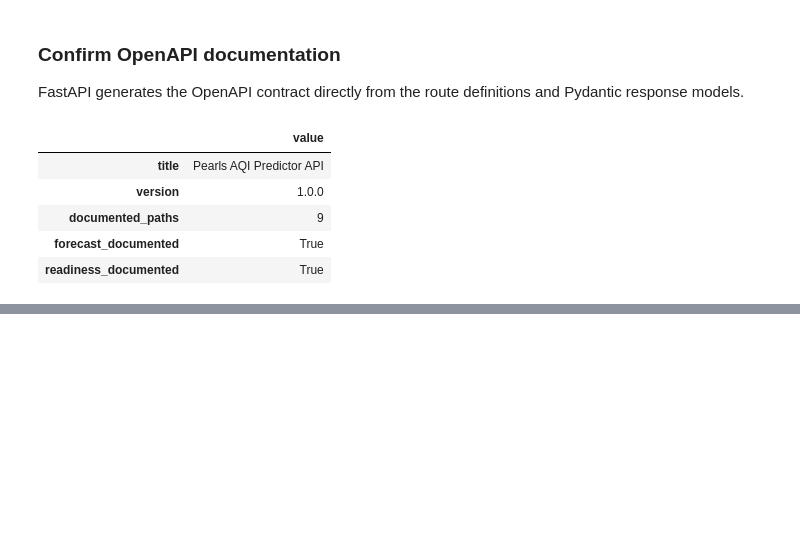
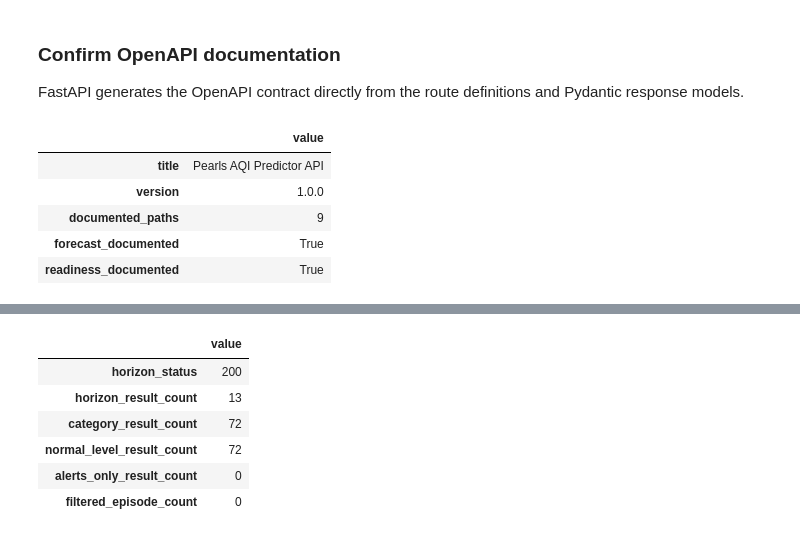
Before and after one commit to riyanj220/pearls-aqi-predictor, a Jupyter notebook: notebooks/08_build_fastapi_service.ipynb, the cells around one changed output, grey strips where cells are left out. Drawn from its saved outputs; the diff is of its cells as text; code cells hidden in the pictures; blank space fills up the shorter version.

```diff
--- a/notebooks/08_build_fastapi_service.ipynb
+++ b/notebooks/08_build_fastapi_service.ipynb
@@ -2706,0 +2781,68 @@ display(
+# %%
+filter_validation_summary = {
+    "horizon_status": (
+        horizon_response.status_code
+    ),
+    "horizon_result_count": (
+        horizon_response.json()[
+            "result_count"
+        ]
+    ),
+    "category_result_count": (
+        category_response.json()[
+            "result_count"
+        ]
+    ),
+    "normal_level_result_count": (
+        alert_level_response.json()[
+            "result_count"
+        ]
+    ),
+    "alerts_only_result_count": (
+        alerts_only_response.json()[
+            "result_count"
+        ]
+    ),
+    "filtered_episode_count": (
+        filtered_alerts_response.json()[
+            "episode_count"
+        ]
+    ),
+}
+
+display(
+    pd.Series(
+        filter_validation_summary,
+        name="value",
+    ).to_frame()
+)
+
+assert horizon_response.status_code == 200
+assert (
+    filter_validation_summary[
+        "horizon_result_count"
+    ]
+    == 13
+)
+
+assert (
+    filter_validation_summary[
+        "alerts_only_result_count"
+    ]
+    == 0
+)
+
+assert (
+    filter_validation_summary[
+        "filtered_episode_count"
+    ]
+    == 0
+)
+# %% [output]
+|  | value |
+| horizon_status | 200 |
+| horizon_result_count | 13 |
+| category_result_count | 72 |
+| normal_level_result_count | 72 |
+| alerts_only_result_count | 0 |
+| filtered_episode_count | 0 |
```
Also changed, not shown: parts of 17 cells of this notebook, 7 other files.
